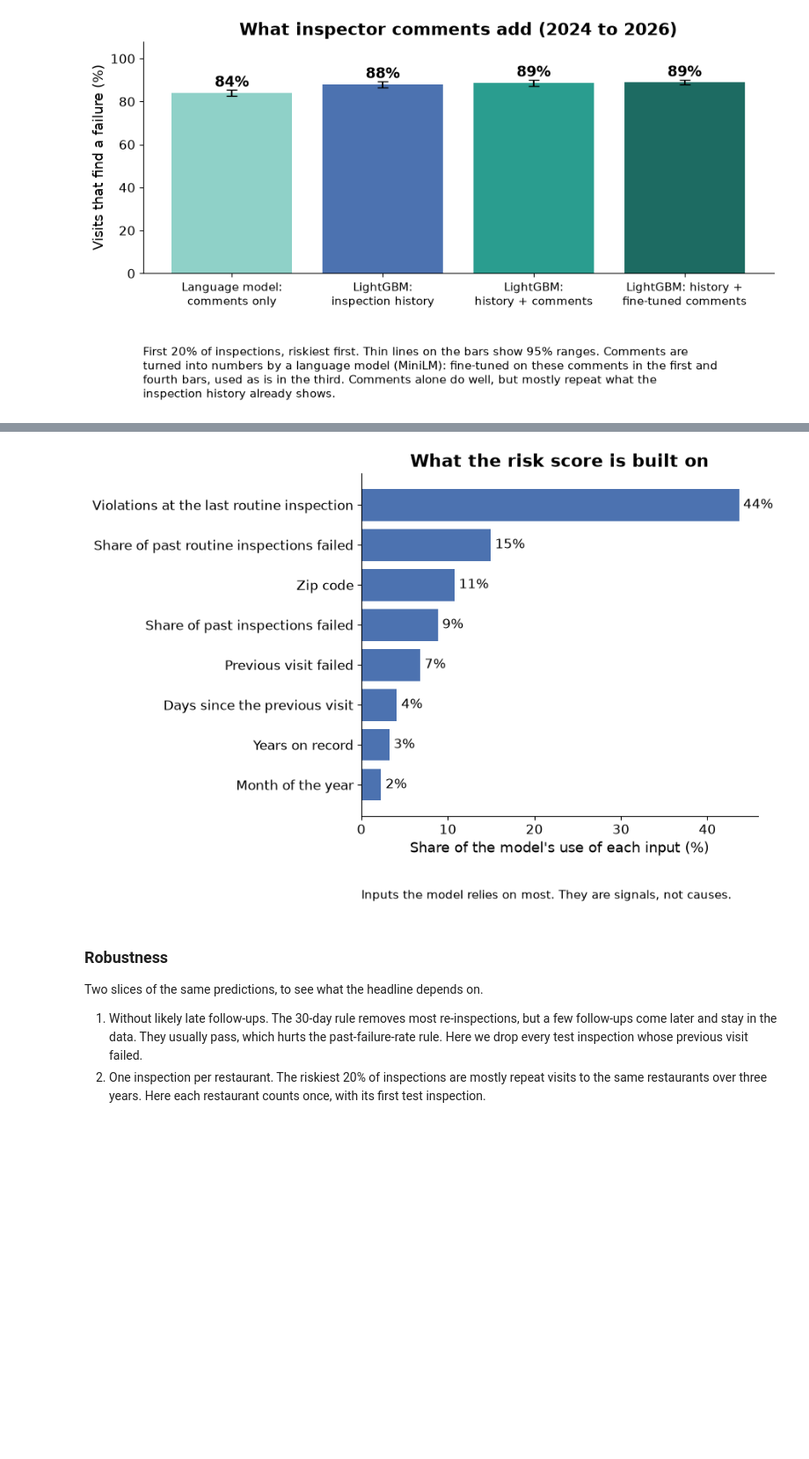
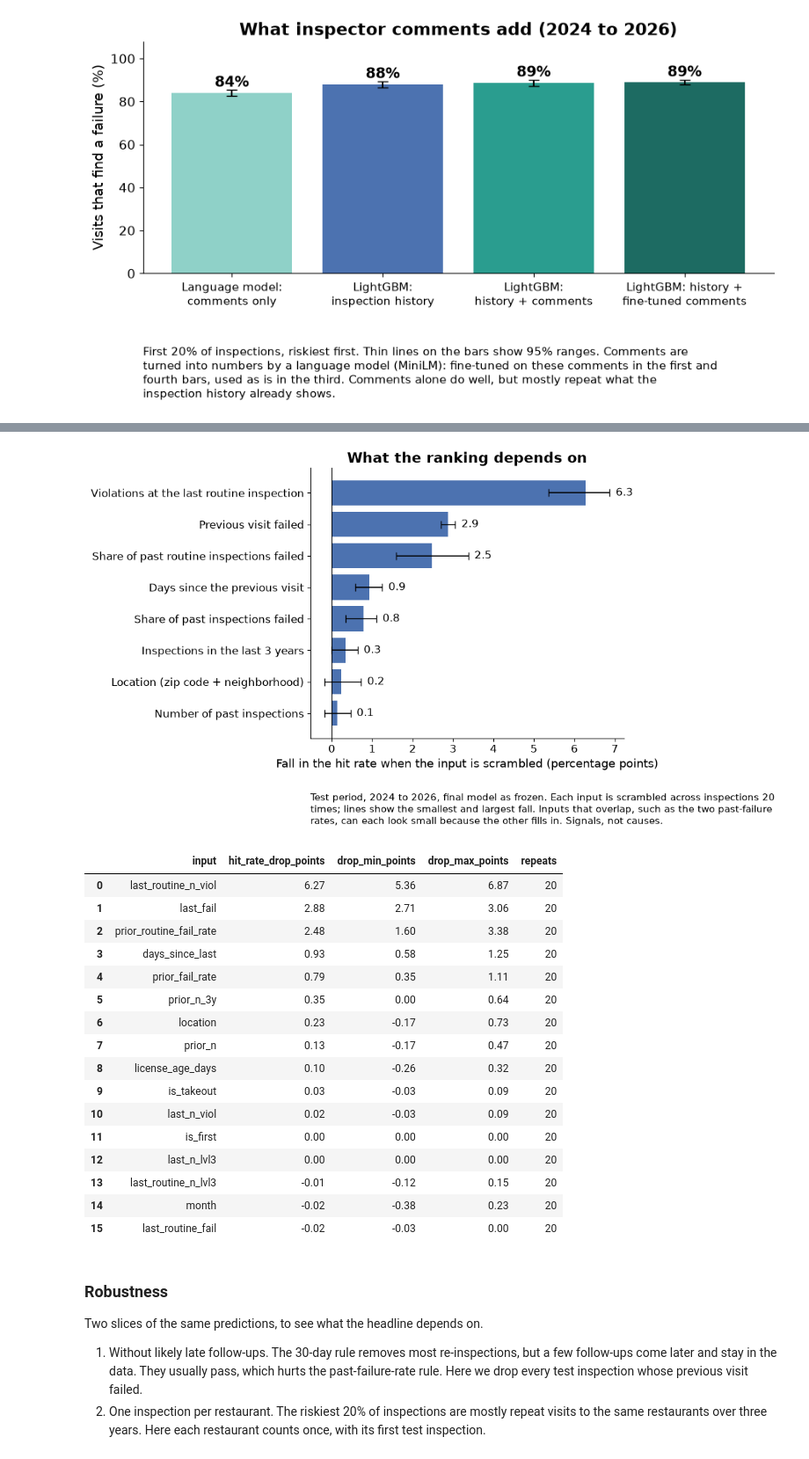
Before and after one commit to nh13120/boston-restaurant-inspection-risk, a Jupyter notebook: notebooks/04_results.ipynb, the cells around one changed output, grey strips where cells are left out. Shown at 88% size. Saved outputs shown, nothing was run; the diff lists cells and outputs as text; code cells hidden in the pictures; blank space fills up the shorter version.

```diff
--- a/notebooks/04_results.ipynb
+++ b/notebooks/04_results.ipynb
@@ -260,13 +266,45 @@ if ft_path.exists():
 # %%
 final_model = {"M1_lgbm": m1, "M2_lgbm_text": m2}[FINAL]
 final_features = {"M1_lgbm": M.HISTORY_FEATURES, "M2_lgbm_text": FEATURES_M2}[FINAL]
+
+# Split gain: how much the model used each input while training. Kept for reference; it favors
+# inputs with many distinct values, such as zip code (35 values).
 importance = M.importance_table(final_model, final_features, top=15)
 importance.to_csv("../results/feature_importance.csv", index=False)
-fig = E.plot_importance(importance, "What the risk score is built on",
-                        path="../results/figures/feature_importance.png", top=8)
+
+# What each input adds to the ranking: scramble it across the test inspections, keep the frozen
+# model, and measure how far the hit rate falls. Zip and neighborhood carry the same information,
+# so they are scrambled together as "location".
+groups = {f: [f] for f in final_features if f not in ("zip", "neighborhood")}
+groups["location"] = ["zip", "neighborhood"]
+perm = E.permutation_importance(final_model, test, y_test, groups)
+perm.to_csv("../results/permutation_importance.csv", index=False)
+fig = E.plot_importance(perm, "What the ranking depends on", path="../results/figures/feature_importance.png", top=8,
+                        note="Test period, 2024 to 2026, final model as frozen. Each input is scrambled across "
+                             "inspections 20 times; lines show the smallest and largest fall. Inputs that overlap, "
+                             "such as the two past-failure rates, can each look small because the other fills in. "
+                             "Signals, not causes.")
 plt.show()
+perm.round(2)
 # %% [output]
-[figure, old version]
+[figure, new version]
+|  | input | hit_rate_drop_points | drop_min_points | drop_max_points | repeats |
+| 0 | last_routine_n_viol | 6.27 | 5.36 | 6.87 | 20 |
+| 1 | last_fail | 2.88 | 2.71 | 3.06 | 20 |
+| 2 | prior_routine_fail_rate | 2.48 | 1.60 | 3.38 | 20 |
+| 3 | days_since_last | 0.93 | 0.58 | 1.25 | 20 |
+| 4 | prior_fail_rate | 0.79 | 0.35 | 1.11 | 20 |
+| 5 | prior_n_3y | 0.35 | 0.00 | 0.64 | 20 |
+| 6 | location | 0.23 | -0.17 | 0.73 | 20 |
+| 7 | prior_n | 0.13 | -0.17 | 0.47 | 20 |
+| 8 | license_age_days | 0.10 | -0.26 | 0.32 | 20 |
+| 9 | is_takeout | 0.03 | -0.03 | 0.09 | 20 |
+| 10 | last_n_viol | 0.02 | -0.03 | 0.09 | 20 |
+| 11 | is_first | 0.00 | 0.00 | 0.00 | 20 |
+| 12 | last_n_lvl3 | 0.00 | 0.00 | 0.00 | 20 |
+| 13 | last_routine_n_lvl3 | -0.01 | -0.12 | 0.15 | 20 |
+| 14 | month | -0.02 | -0.38 | 0.23 | 20 |
+| 15 | last_routine_fail | -0.02 | -0.03 | 0.00 | 20 |
 # %% [markdown]
 ### Robustness
 
```
Also changed, not shown: parts of 7 cells of this notebook, 11 other files.
